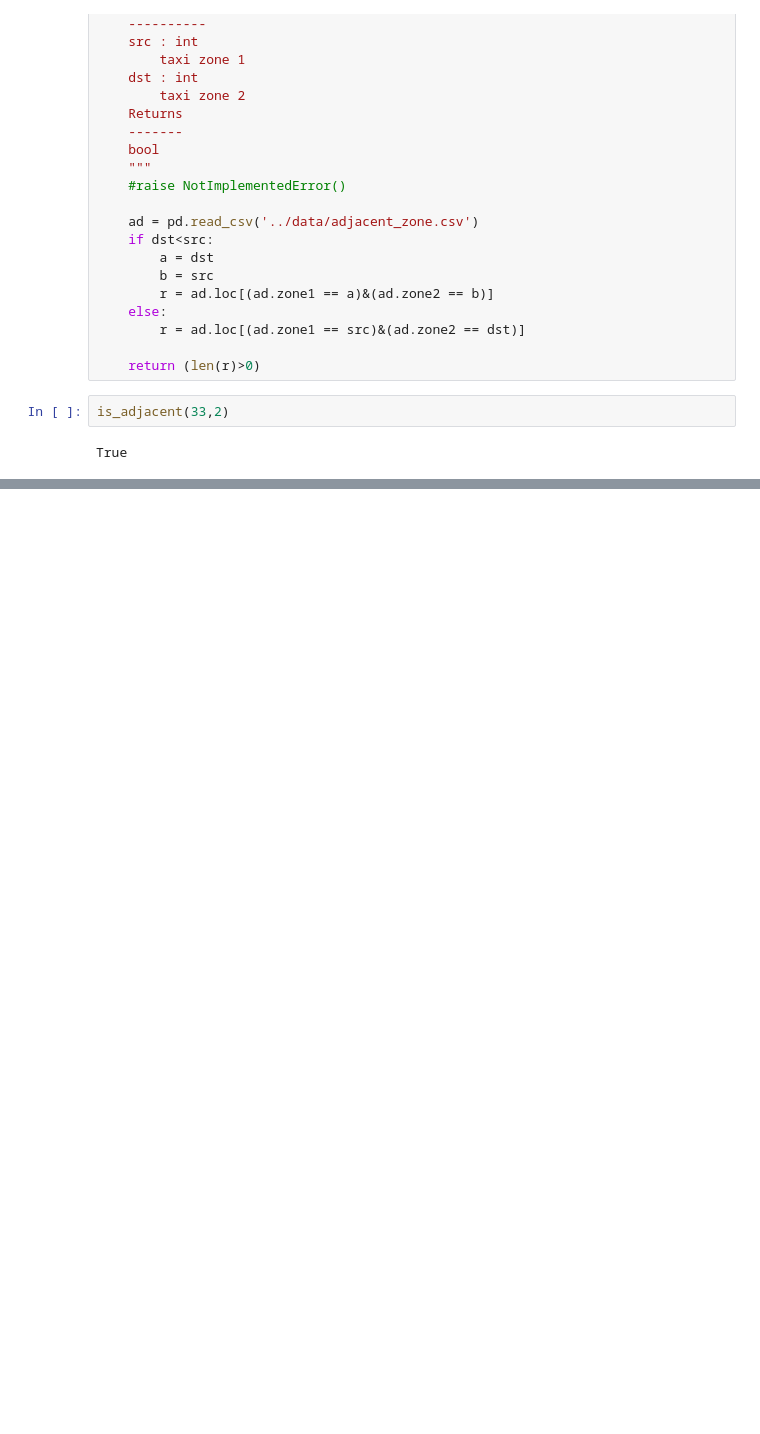
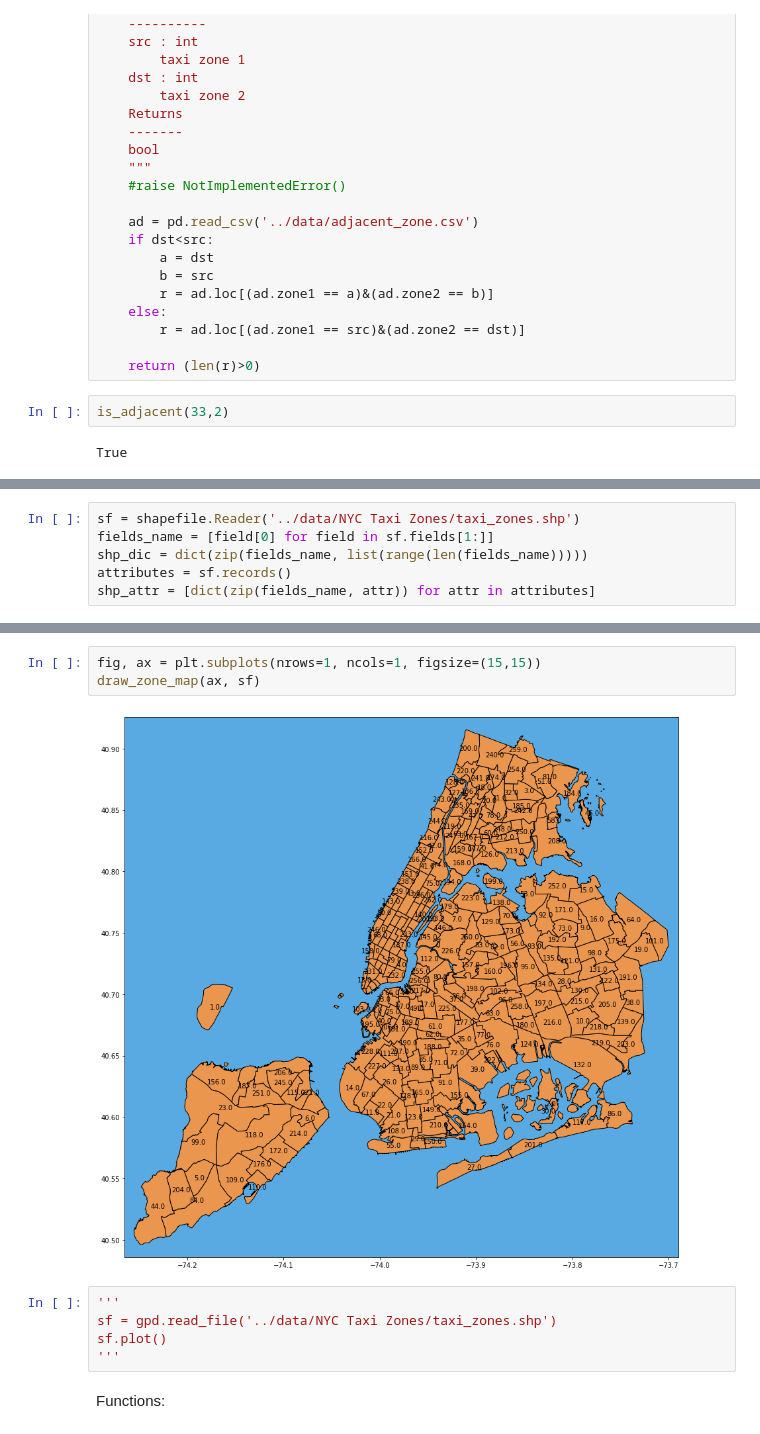
Before and after one commit to skyetim/didi-vehicle-repositioning-strategy, a Jupyter notebook: notebooks/compute_adjacent_zone.ipynb, the cells around one changed output, grey strips where cells are left out. Drawn from its saved outputs; the diff is of its cells as text; blank space fills up the shorter version.

```diff
--- a/notebooks/compute_adjacent_zone.ipynb
+++ b/notebooks/compute_adjacent_zone.ipynb
@@ -97,0 +93,6 @@ True
+# %%
+sf = shapefile.Reader('../data/NYC Taxi Zones/taxi_zones.shp')
+fields_name = [field[0] for field in sf.fields[1:]]
+shp_dic = dict(zip(fields_name, list(range(len(fields_name)))))
+attributes = sf.records()
+shp_attr = [dict(zip(fields_name, attr)) for attr in attributes]
@@ -97,0 +108,12 @@ True
+# %%
+fig, ax = plt.subplots(nrows=1, ncols=1, figsize=(15,15))
+draw_zone_map(ax, sf)
+# %% [output]
+[figure, added]
+# %%
+'''
+sf = gpd.read_file('../data/NYC Taxi Zones/taxi_zones.shp')
+sf.plot()
+'''
+# %% [markdown]
+Functions:
```
Also changed, not shown: parts of 9 cells of this notebook.
